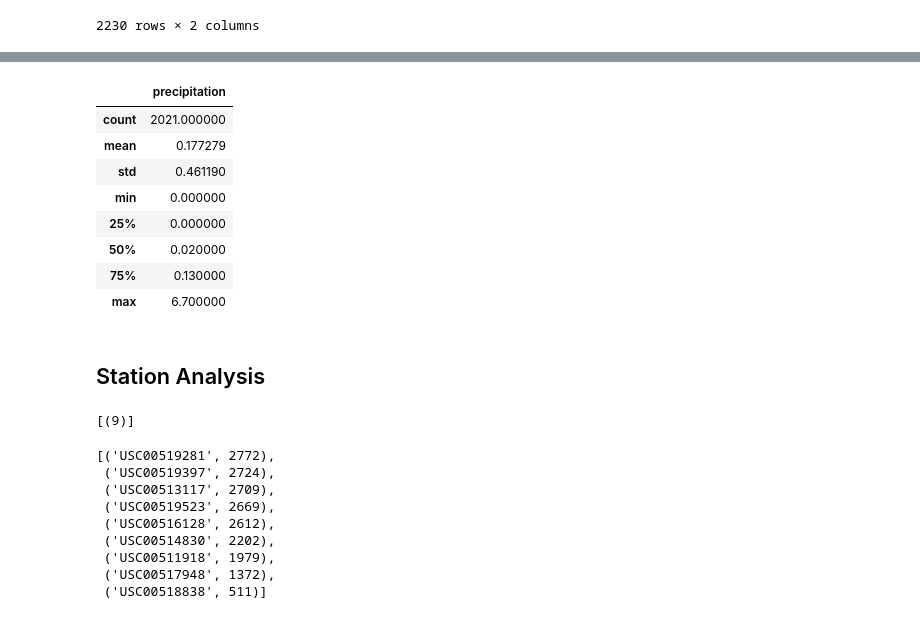
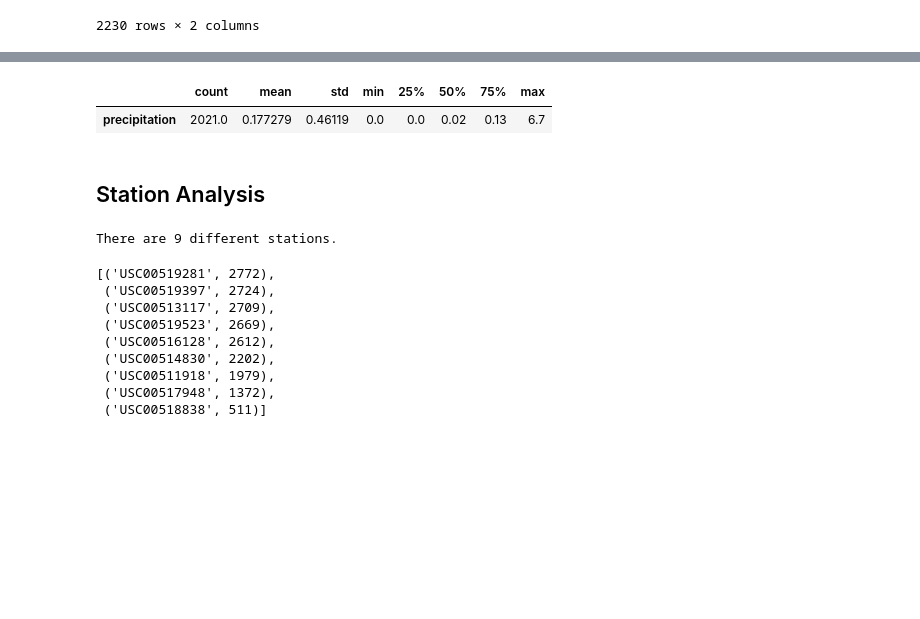
Before and after one commit to Emily-Keymon/Climate-Analysis, a Jupyter notebook: climate_analysis.ipynb, the cells around one changed output, grey strips where cells are left out. Saved outputs shown, nothing was run; the diff lists cells and outputs as text; code cells hidden in the pictures; blank space fills up the shorter version.

```diff
--- a/climate_analysis.ipynb
+++ b/climate_analysis.ipynb
@@ -66,4 +67,3 @@ datetime.date(2016, 8, 23)
 # %%
 # Perform a query to retrieve the data and precipitation scores
-results = session.query(Measurement.date, Measurement.prcp).filter(Measurement.date >= prev_year).all()
-results
+results = session.query(Measurement.date, Measurement.prcp).filter(Measurement.date >= previous_year).all()
@@ -87,0 +70,6 @@ results
+# %%
+# Select only the date and precpitation values
+# Load the query results into a DataFrame and set the index to the date column
+df = pd.DataFrame(results, columns=["date","precipitation"])
+df.set_index(df["date"], inplace=True)
+df.head()
@@ -87,0 +84,4 @@ results
+# %%
+# Drop extra date column
+df.drop("date", axis = 1, inplace=True)
+df
@@ -87,0 +103,4 @@ results
+# %%
+# Sort by date
+df = df.sort_values('date')
+df.head()
@@ -121,22 +148,21 @@ Text(0, 0.5, 'Inches')
 # %%
-# Use Pandas to print the summary statistics for the precipitation data
-df.describe()
+# Use Pandas to print the summary statistics for the precipitation data, .T prints in table form
+df.describe().T
 # %% [output]
-|  | precipitation |
-| count | 2021.000000 |
-| mean | 0.177279 |
-| std | 0.461190 |
-| min | 0.000000 |
-| 25% | 0.000000 |
-| 50% | 0.020000 |
-| 75% | 0.130000 |
-| max | 6.700000 |
+|  | count | mean | std | min | 25% | 50% | 75% | max |
+| precipitation | 2021.0 | 0.177279 | 0.46119 | 0.0 | 0.0 | 0.02 | 0.13 | 6.7 |
 # %% [markdown]
 ## Station Analysis
 # %%
 # Design a query to calculate the total number of stations
-session.query(func.count(Station.station)).all()
+locations = session.query(Station).\
+                      group_by(Station.station).\
+                      count()
+print(f'There are {locations} different stations.')
+
+# Easy option
+#session.query(func.count(Station.station)).all()
 # %% [output]
-[(9)]
+There are 9 different stations.
 # %%
 # Design a query to find the most active stations
```
Also changed, not shown: parts of 14 cells of this notebook.
